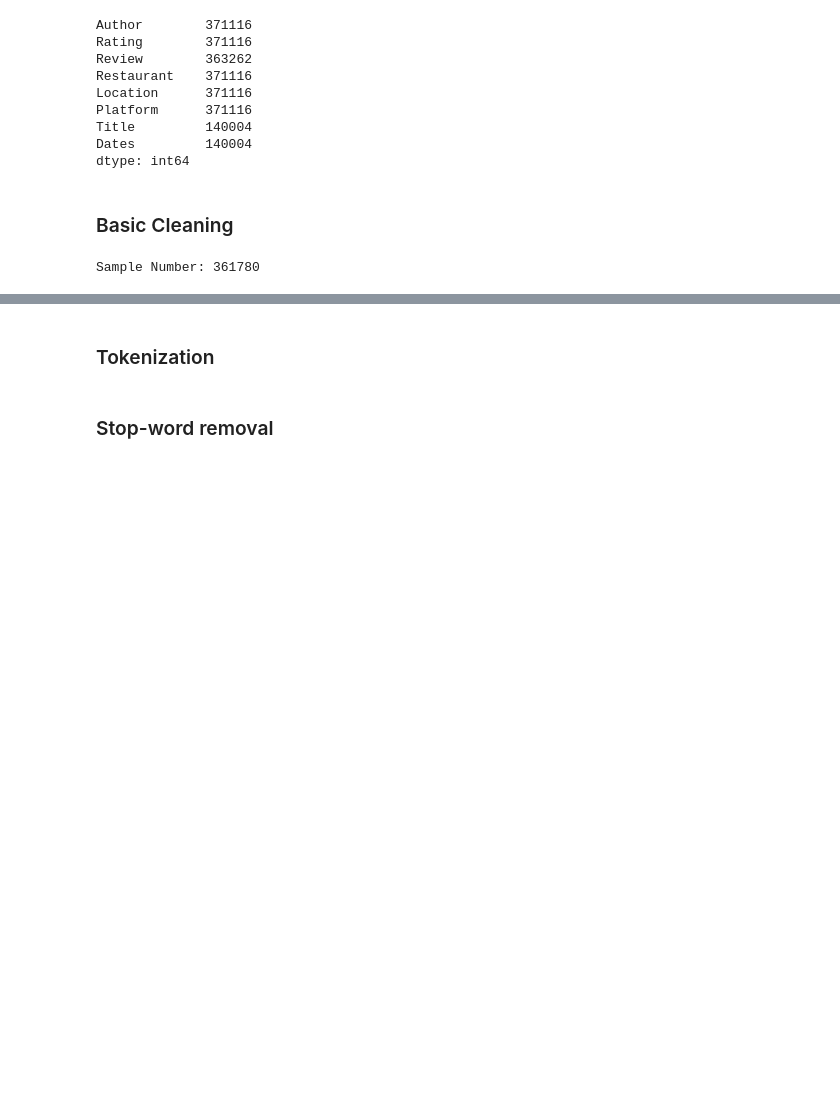
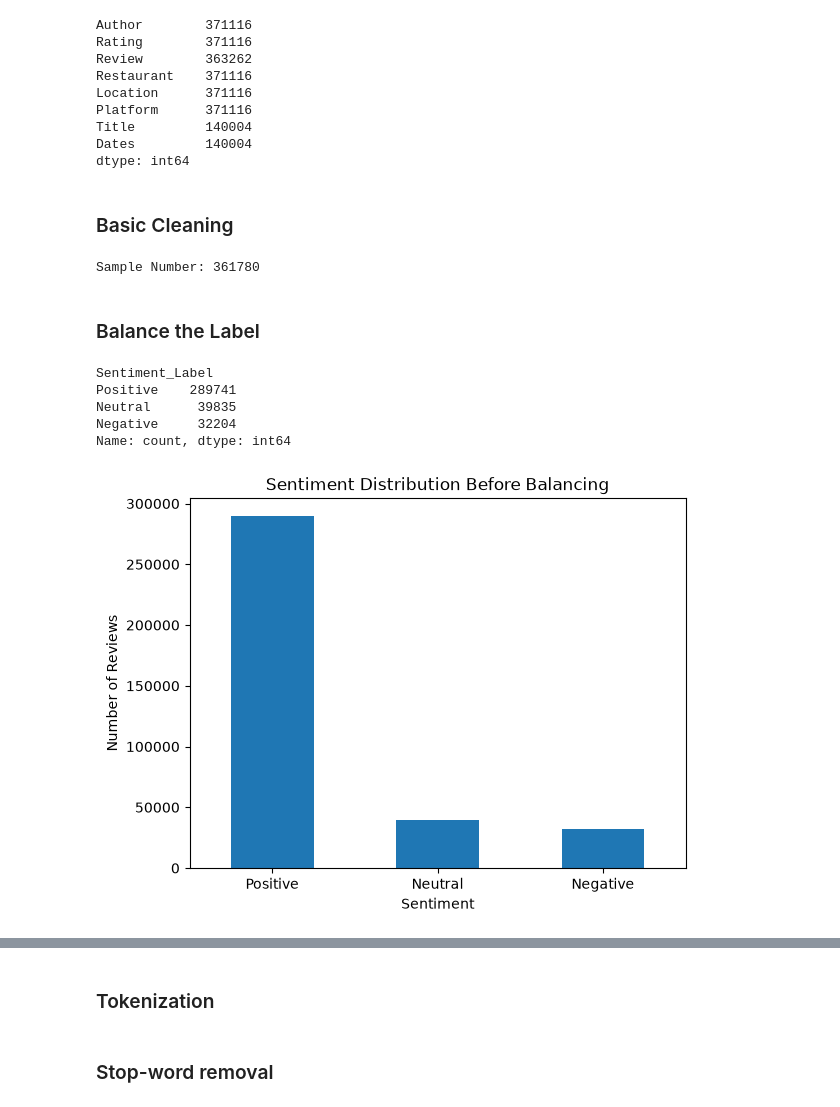
Before and after one commit to senghongC/CDS6344-SOCIAL-MEDIA-COMPUTING-Assignment, a Jupyter notebook: notebooks/01_Preprocessing.ipynb, the cells around one changed output, grey strips where cells are left out. Cells and saved outputs as stored; diff of their text form; code cells hidden in the pictures; blank space fills up the shorter version.

Commit message:
Change teh reviews to balance

```diff
--- a/notebooks/01_Preprocessing.ipynb
+++ b/notebooks/01_Preprocessing.ipynb
@@ -335,3 +335,38 @@ def subset_columns(df):
 # %%
 # remain only the wanted columns
 df_cleaned = subset_columns(df_cleaned)
+# %% [markdown]
+### Balance the Label
+# %%
+# Create sentiment labels based on the Rating column
+def create_sentiment_label(rating):
+    if rating <= 2:
+        return "Negative"
+    elif rating == 3:
+        return "Neutral"
+    else:
+        return "Positive"
+# %%
+df_cleaned["Sentiment_Label"] = df_cleaned["Rating"].apply(create_sentiment_label)
+# %%
+# Check the distribution of sentiment labels
+print(df_cleaned["Sentiment_Label"].value_counts())
+# %% [output]
+Sentiment_Label
+Positive    289741
+Neutral      39835
+Negative     32204
+Name: count, dtype: int64
+# %%
+import matplotlib.pyplot as plt
+
+# Display the distribution of sentiment labels before balancing
+df_cleaned["Sentiment_Label"].value_counts().plot(kind="bar")
+
+plt.title("Sentiment Distribution Before Balancing")
+plt.xlabel("Sentiment")
+plt.ylabel("Number of Reviews")
+plt.xticks(rotation=0)
+plt.show()
+# %% [output]
+[figure, added]
```
Also changed, not shown: parts of 5 cells of this notebook, 8 other files.
